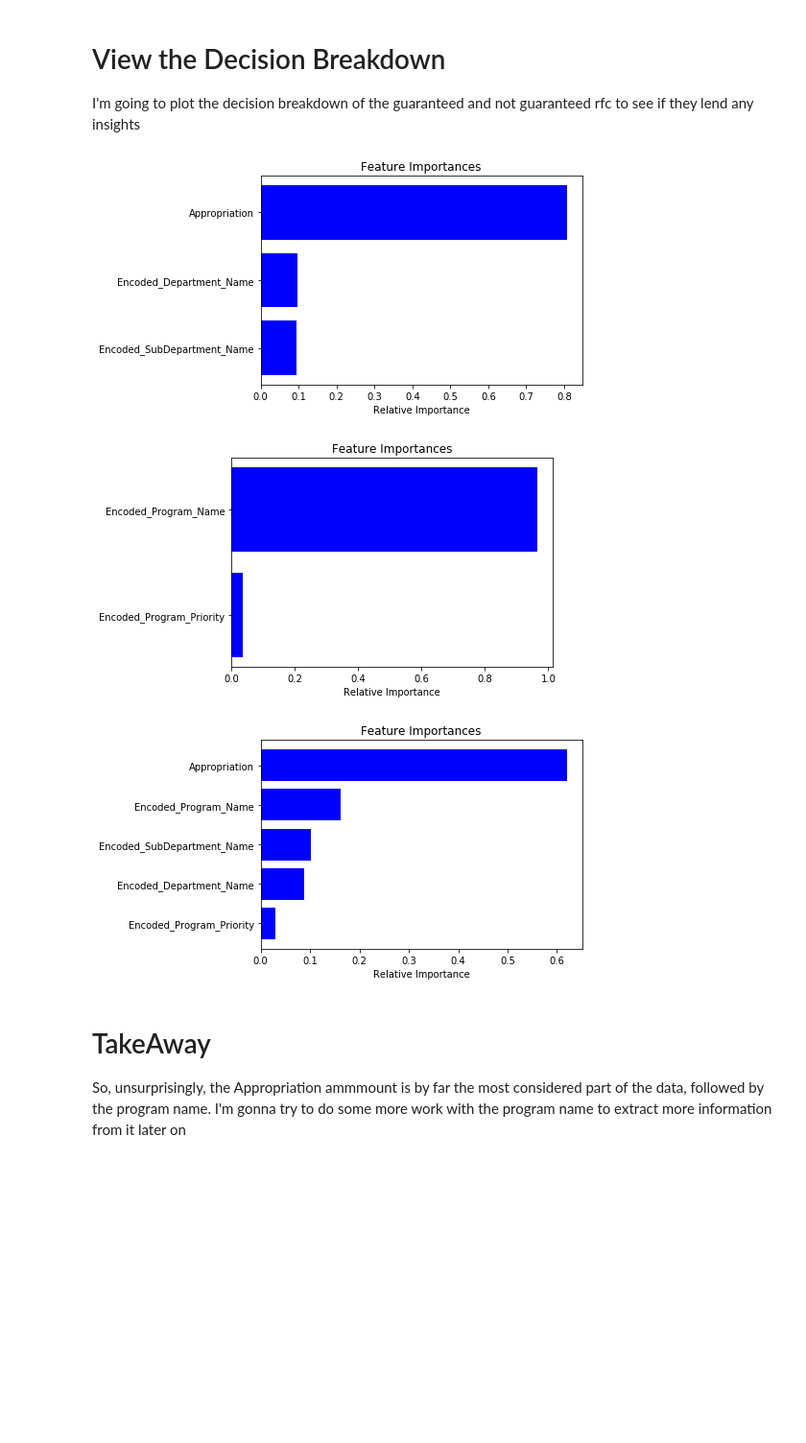
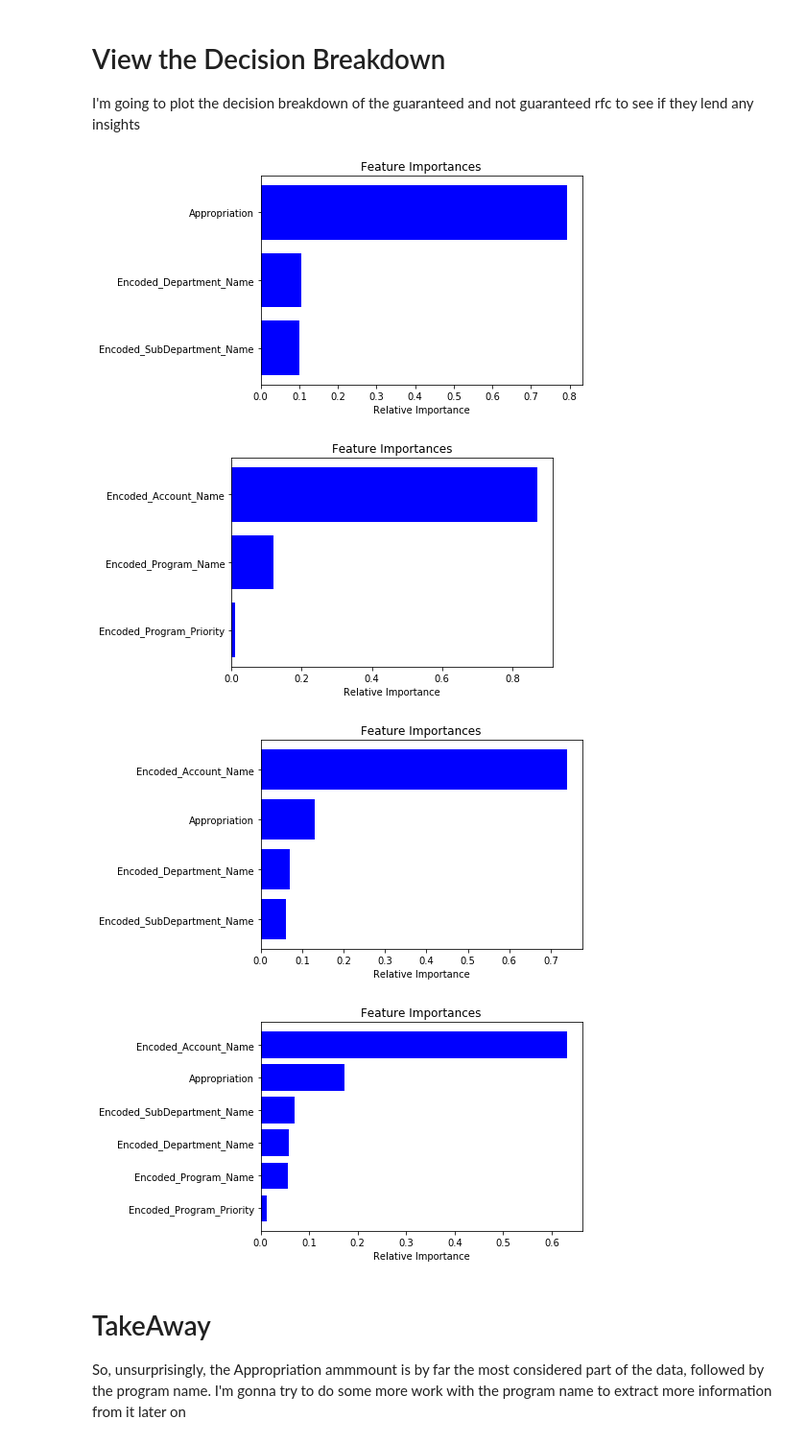
Before and after one commit to ghodouss/la_data, a Jupyter notebook: Data Digging Notebook.ipynb, the cells around one changed output. Shown: that part at 96% size. Saved outputs shown, nothing was run; the diff lists cells and outputs as text; code cells hidden in the pictures; blank space fills up the shorter version.

```diff
--- a/Data Digging Notebook.ipynb
+++ b/Data Digging Notebook.ipynb
@@ -50,14 +51,14 @@ full_data = full_data.dropna(how='any')
 encode_column(full_data, "Expense_Type")
 encode_column(full_data, "Program_Priority")
 encode_column(full_data, "Program_Name")
-
+encode_column(full_data, "Account_Name")
 
 
 empty_data = df[False == df["Expense_Type"].notnull()]
 
 
-single_empty = empty_data[empty_data["Program_Name"].notnull()]
-all_empty = empty_data[False == empty_data["Program_Name"].notnull()]
+single_empty = empty_data[empty_data["Account_Name"].notnull()]
+all_empty = empty_data[False == empty_data["Account_Name"].notnull()]
 
 priorities = full_data["Program_Priority"].unique()
 programs = full_data["Program_Name"].unique()
@@ -65,6 +66,6 @@ expenses = full_data["Expense_Type"].unique()
 departments = full_data["Dept_Code"].unique()
 
 guaranteed = ["Encoded_SubDepartment_Name", "Encoded_Department_Name", "Appropriation"]
-not_guaranteed = ["Encoded_Program_Name", "Encoded_Program_Priority"]
+not_guaranteed = ["Encoded_Program_Name", "Encoded_Program_Priority", "Encoded_Account_Name"]
 
 all_keys = guaranteed + not_guaranteed
@@ -113,5 +161,7 @@ def train_and_score_rfc(data, train_keys,  iterations=1):
 
 rfc_g = train_and_score_rfc(full_data, guaranteed)
 rfc_ng = train_and_score_rfc(full_data, not_guaranteed)
+
+rfc_sg = train_and_score_rfc(full_data, guaranteed+["Encoded_Account_Name"])
 # %% [output]
 Keys:  ['Encoded_SubDepartment_Name', 'Encoded_Department_Name', 'Appropriation']
@@ -151,26 +204,28 @@ I'm going to plot the decision breakdown of the guaranteed and not guaranteed rf
 # %%
 def plot_rfc_weights(forest, columns, fig_num=1):
 
     importances = forest.feature_importances_
     columns=np.array(columns)
 
     indices = np.argsort(importances)
 
     plt.figure(fig_num)
     plt.title('Feature Importances')
     plt.barh(range(len(indices)), importances[indices], color='b', align='center')
     plt.yticks(range(len(indices)), columns[indices])
     plt.xlabel('Relative Importance')
 
     return
 
 plot_rfc_weights(rfc_g, guaranteed, 1)
 plot_rfc_weights(rfc_ng, not_guaranteed, 2)
-plot_rfc_weights(rfc_all, all_keys, 3)
+plot_rfc_weights(rfc_sg, guaranteed + ["Encoded_Account_Name"], 3)
+plot_rfc_weights(rfc_all, all_keys, 4)
 # %% [output]
-[figure, old version]
+[figure, new version]
-[figure, old version]
+[figure, new version]
-[figure, old version]
+[figure, new version]
+[figure, added]
 # %% [markdown]
 # TakeAway
 
```
Also changed, not shown: parts of 48 cells of this notebook.
